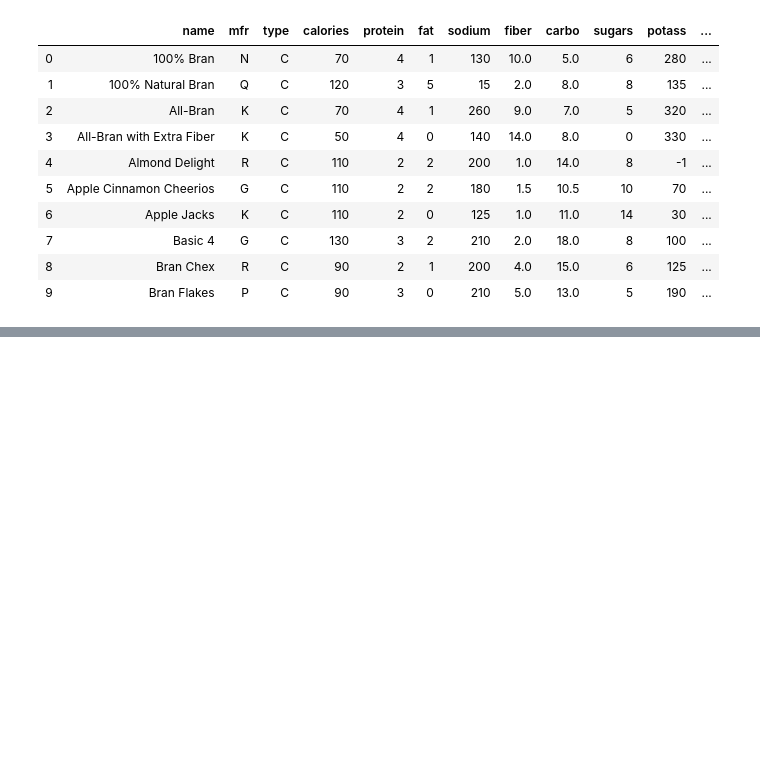
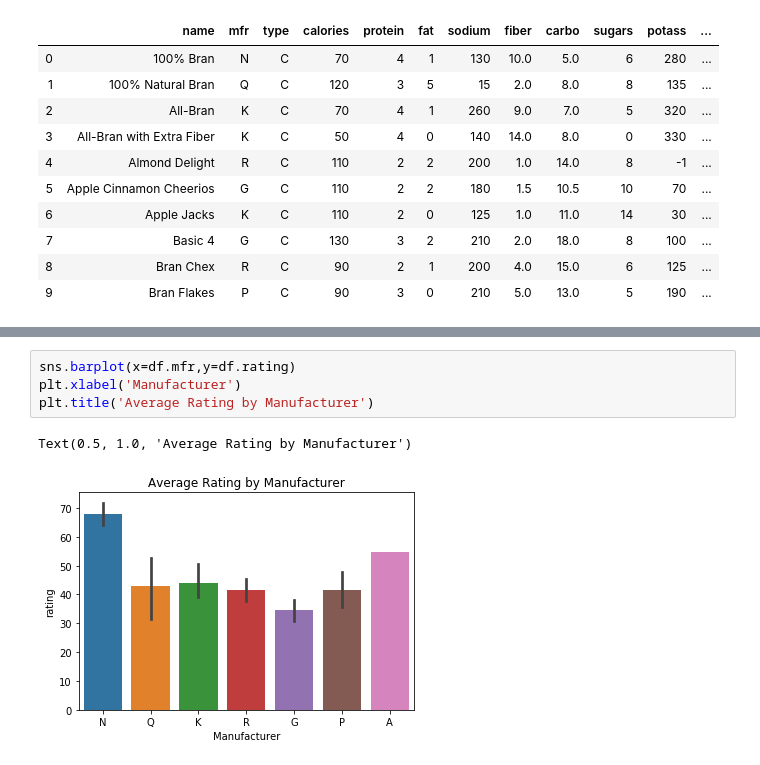
Before and after one commit to tahentx/pv_workbook, a Jupyter notebook: datascience/misc/cereal_eda.ipynb, the cells around one changed output, grey strips where cells are left out. Cells and saved outputs as stored; diff of their text form; blank space fills up the shorter version.

Commit message:
generate correlation coefficients and visualizations. continued exploration.

```diff
--- a/datascience/misc/cereal_eda.ipynb
+++ b/datascience/misc/cereal_eda.ipynb
@@ -43,0 +35,7 @@ df.iloc[:,3:]
+# %%
+sns.barplot(x=df.mfr,y=df.rating)
+plt.xlabel('Manufacturer')
+plt.title('Average Rating by Manufacturer')
+# %% [output]
+Text(0.5, 1.0, 'Average Rating by Manufacturer')
+[figure, added]
```
Also changed, not shown: parts of 17 cells of this notebook.
